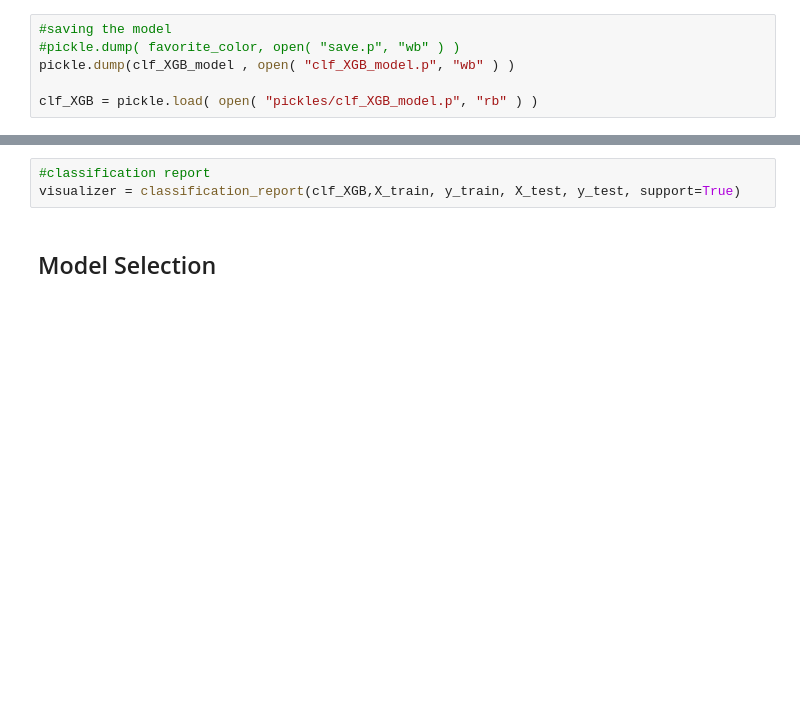
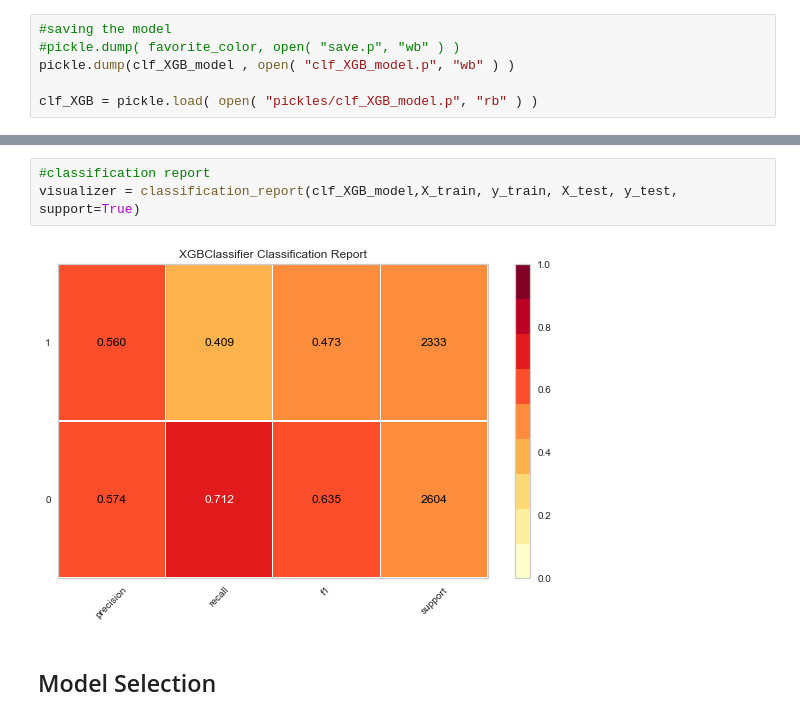
Before and after one commit to jdsmithwes/Capstone-Project, a Jupyter notebook: Models.ipynb, the cells around one changed output, grey strips where cells are left out. Drawn from its saved outputs; the diff is of its cells as text; blank space fills up the shorter version.

```diff
--- a/Models.ipynb
+++ b/Models.ipynb
@@ -365,6 +363,8 @@ training data did not have the following fields: Topic, Biden (D), Trump (R)
 # %%
 #classification report
-visualizer = classification_report(clf_XGB,X_train, y_train, X_test, y_test, support=True)
+visualizer = classification_report(clf_XGB_model,X_train, y_train, X_test, y_test, support=True)
+# %% [output]
+[figure, added]
 # %% [markdown]
 ## Model Selection
 # %%
```
Also changed, not shown: parts of 2 cells of this notebook.
